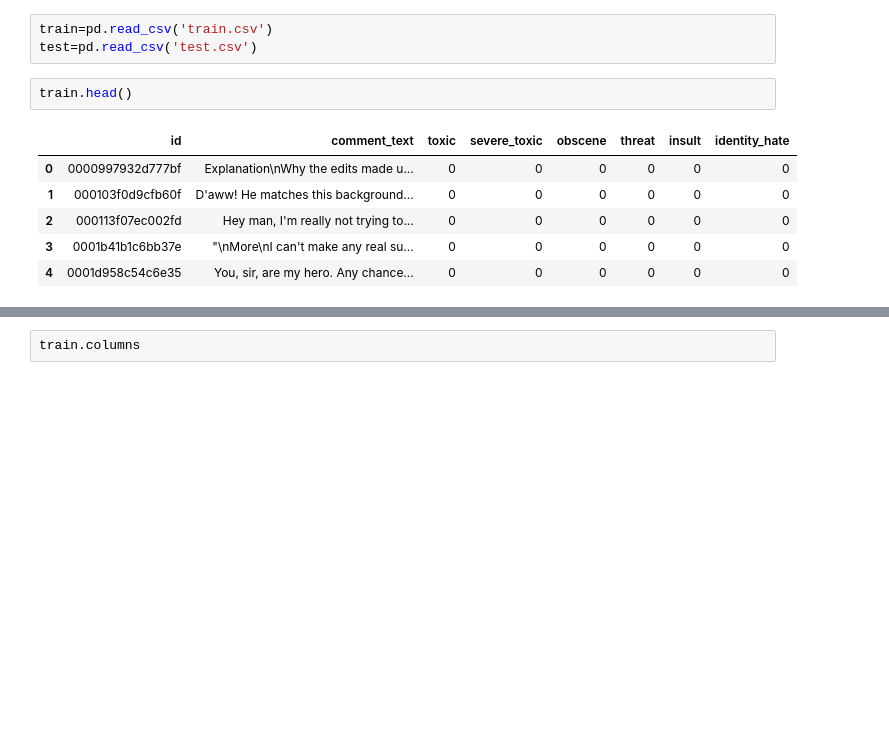
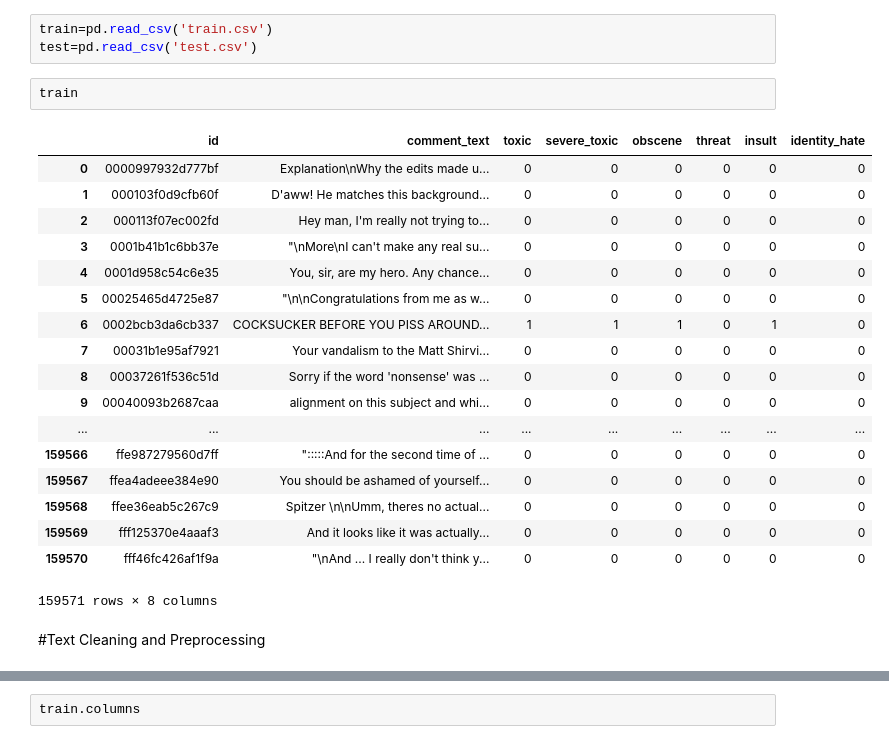
Before and after one commit to AshishBhatnagar022/Toxic-Comment-Classification-NLP-, a Jupyter notebook: Toxic_Comment_Classification.ipynb, the cells around one changed output, grey strips where cells are left out. Drawn from its saved outputs; the diff is of its cells as text; blank space fills up the shorter version.

```diff
--- a/Toxic_Comment_Classification.ipynb
+++ b/Toxic_Comment_Classification.ipynb
@@ -21,11 +27,25 @@ from keras.preprocessing.sequence import pad_sequences
 train=pd.read_csv('train.csv')
 test=pd.read_csv('test.csv')
 # %%
-train.head()
+train
 # %% [output]
 |  | id | comment_text | toxic | severe_toxic | obscene | threat | insult | identity_hate |
 | 0 | 0000997932d777bf | Explanation\nWhy the edits made u... | 0 | 0 | 0 | 0 | 0 | 0 |
 | 1 | 000103f0d9cfb60f | D'aww! He matches this background... | 0 | 0 | 0 | 0 | 0 | 0 |
 | 2 | 000113f07ec002fd | Hey man, I'm really not trying to... | 0 | 0 | 0 | 0 | 0 | 0 |
 | 3 | 0001b41b1c6bb37e | "\nMore\nI can't make any real su... | 0 | 0 | 0 | 0 | 0 | 0 |
 | 4 | 0001d958c54c6e35 | You, sir, are my hero. Any chance... | 0 | 0 | 0 | 0 | 0 | 0 |
+| 5 | 00025465d4725e87 | "\n\nCongratulations from me as w... | 0 | 0 | 0 | 0 | 0 | 0 |
+| 6 | 0002bcb3da6cb337 | COCKSUCKER BEFORE YOU PISS AROUND... | 1 | 1 | 1 | 0 | 1 | 0 |
+| 7 | 00031b1e95af7921 | Your vandalism to the Matt Shirvi... | 0 | 0 | 0 | 0 | 0 | 0 |
+| 8 | 00037261f536c51d | Sorry if the word 'nonsense' was ... | 0 | 0 | 0 | 0 | 0 | 0 |
+| 9 | 00040093b2687caa | alignment on this subject and whi... | 0 | 0 | 0 | 0 | 0 | 0 |
+| ... | ... | ... | ... | ... | ... | ... | ... | ... |
+| 159566 | ffe987279560d7ff | ":::::And for the second time of ... | 0 | 0 | 0 | 0 | 0 | 0 |
+| 159567 | ffea4adeee384e90 | You should be ashamed of yourself... | 0 | 0 | 0 | 0 | 0 | 0 |
+| 159568 | ffee36eab5c267c9 | Spitzer \n\nUmm, theres no actual... | 0 | 0 | 0 | 0 | 0 | 0 |
+| 159569 | fff125370e4aaaf3 | And it looks like it was actually... | 0 | 0 | 0 | 0 | 0 | 0 |
+| 159570 | fff46fc426af1f9a | "\nAnd ... I really don't think y... | 0 | 0 | 0 | 0 | 0 | 0 |
+159571 rows × 8 columns
+# %% [markdown]
+#Text Cleaning and Preprocessing
```
Also changed, not shown: parts of 32 cells of this notebook.
